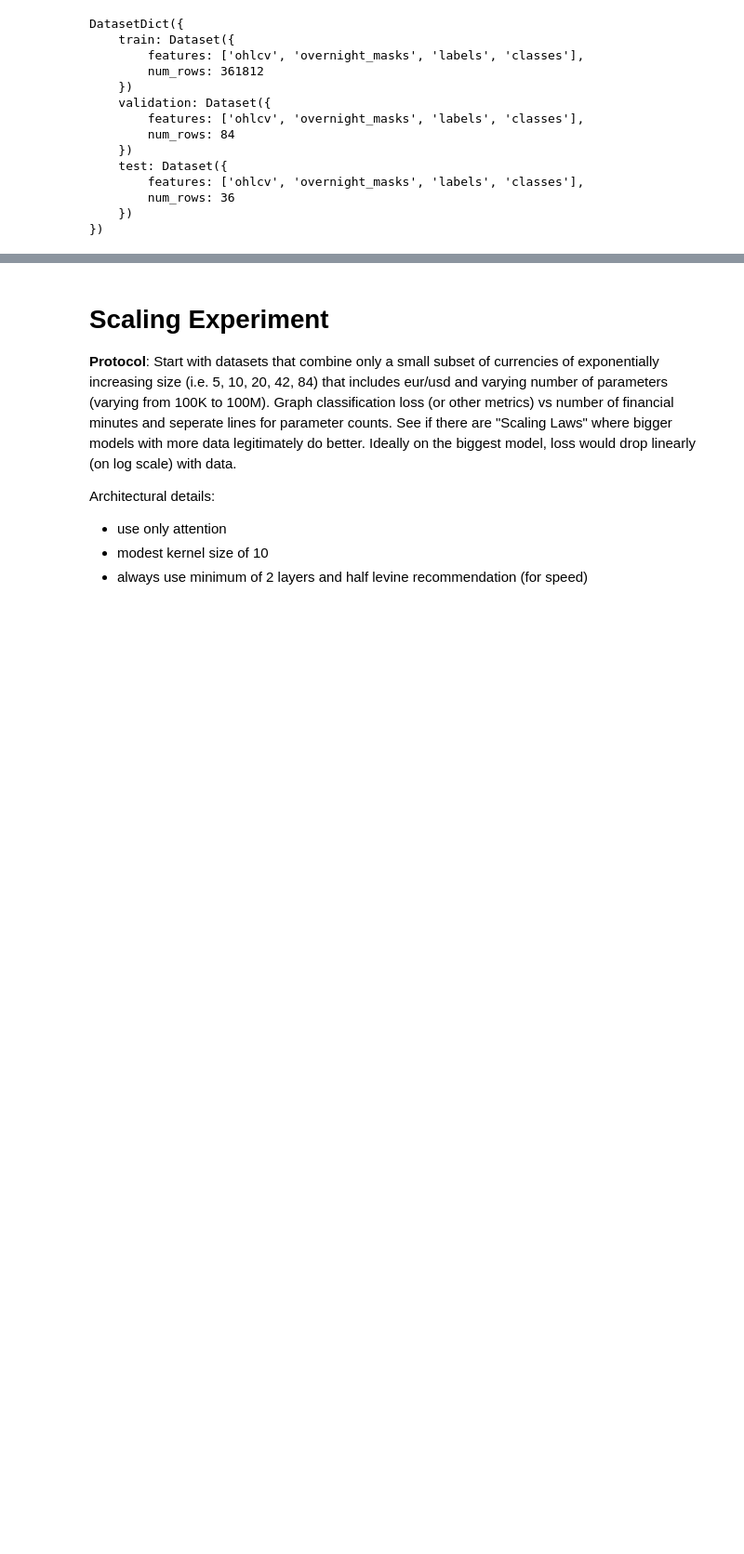
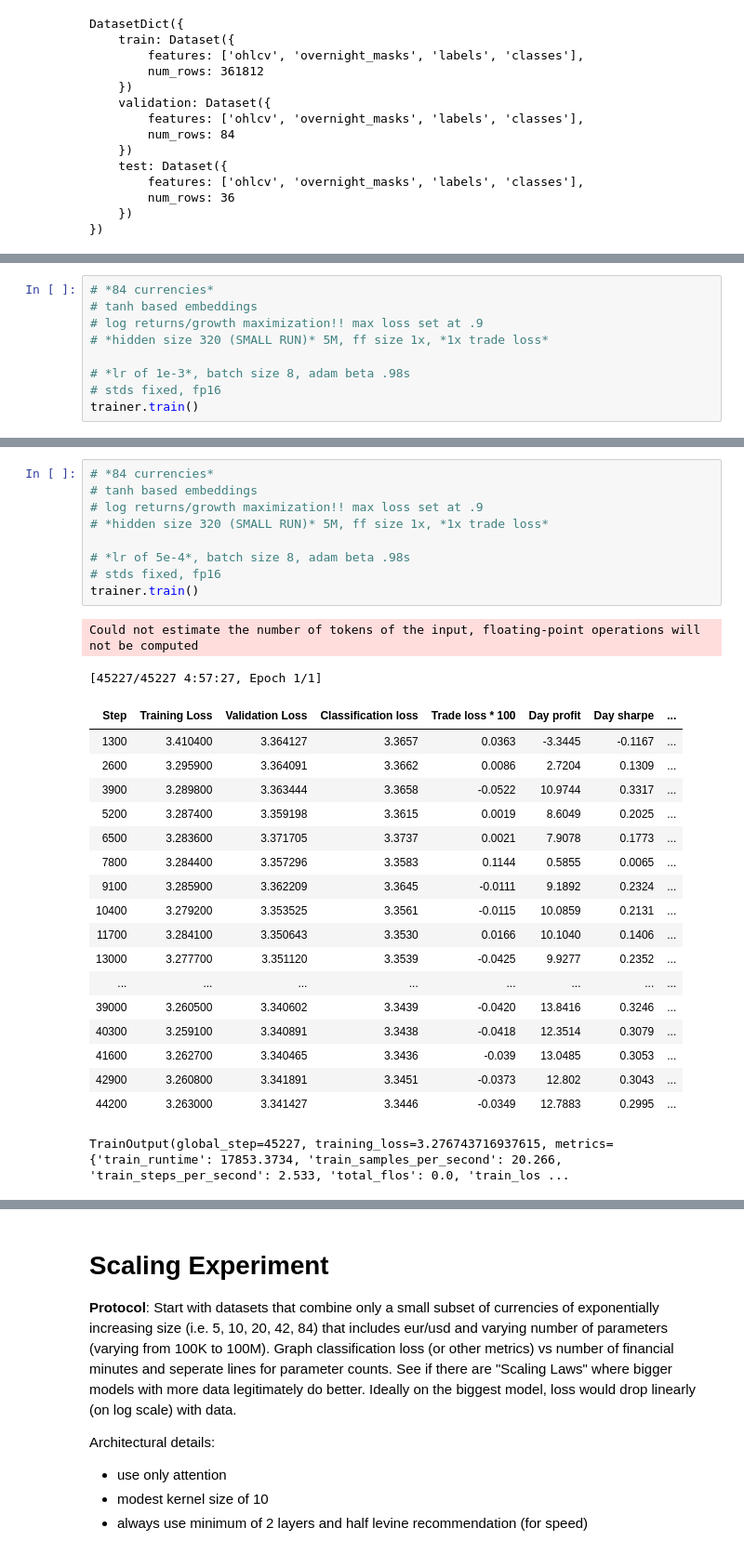
Before and after one commit to mtanghu/Transformer-Trader, a Jupyter notebook: Transformer_Modeling.ipynb, the cells around one changed output, grey strips where cells are left out. Shown at 93% size. Cells and saved outputs as stored; diff of their text form; blank space fills up the shorter version.

```diff
--- a/Transformer_Modeling.ipynb
+++ b/Transformer_Modeling.ipynb
@@ -139,0 +230,9 @@ PARAMETER COUNT: 59019261, with commas 59,019,261
+# %%
+# *84 currencies*
+# tanh based embeddings
+# log returns/growth maximization!! max loss set at .9
+# *hidden size 320 (SMALL RUN)* 5M, ff size 1x, *1x trade loss*
+
+# *lr of 1e-3*, batch size 8, adam beta .98s
+# stds fixed, fp16
+trainer.train()
@@ -140,3 +252,33 @@ PARAMETER COUNT: 59019261, with commas 59,019,261
+# %%
+# *84 currencies*
+# tanh based embeddings
+# log returns/growth maximization!! max loss set at .9
+# *hidden size 320 (SMALL RUN)* 5M, ff size 1x, *1x trade loss*
+
+# *lr of 5e-4*, batch size 8, adam beta .98s
+# stds fixed, fp16
+trainer.train()
+# %% [output]
+Could not estimate the number of tokens of the input, floating-point operations will not be computed
+[45227/45227 4:57:27, Epoch 1/1]
+| Step | Training Loss | Validation Loss | Classification loss | Trade loss * 100 | Day profit | Day sharpe | ... |
+| 1300 | 3.410400 | 3.364127 | 3.3657 | 0.0363 | -3.3445 | -0.1167 | ... |
+| 2600 | 3.295900 | 3.364091 | 3.3662 | 0.0086 | 2.7204 | 0.1309 | ... |
+| 3900 | 3.289800 | 3.363444 | 3.3658 | -0.0522 | 10.9744 | 0.3317 | ... |
+| 5200 | 3.287400 | 3.359198 | 3.3615 | 0.0019 | 8.6049 | 0.2025 | ... |
+| 6500 | 3.283600 | 3.371705 | 3.3737 | 0.0021 | 7.9078 | 0.1773 | ... |
+| 7800 | 3.284400 | 3.357296 | 3.3583 | 0.1144 | 0.5855 | 0.0065 | ... |
+| 9100 | 3.285900 | 3.362209 | 3.3645 | -0.0111 | 9.1892 | 0.2324 | ... |
+| 10400 | 3.279200 | 3.353525 | 3.3561 | -0.0115 | 10.0859 | 0.2131 | ... |
+| 11700 | 3.284100 | 3.350643 | 3.3530 | 0.0166 | 10.1040 | 0.1406 | ... |
+| 13000 | 3.277700 | 3.351120 | 3.3539 | -0.0425 | 9.9277 | 0.2352 | ... |
+| ... | ... | ... | ... | ... | ... | ... | ... |
+| 39000 | 3.260500 | 3.340602 | 3.3439 | -0.0420 | 13.8416 | 0.3246 | ... |
+| 40300 | 3.259100 | 3.340891 | 3.3438 | -0.0418 | 12.3514 | 0.3079 | ... |
+| 41600 | 3.262700 | 3.340465 | 3.3436 | -0.039 | 13.0485 | 0.3053 | ... |
+| 42900 | 3.260800 | 3.341891 | 3.3451 | -0.0373 | 12.802 | 0.3043 | ... |
+| 44200 | 3.263000 | 3.341427 | 3.3446 | -0.0349 | 12.7883 | 0.2995 | ... |
+TrainOutput(global_step=45227, training_loss=3.276743716937615, metrics={'train_runtime': 17853.3734, 'train_samples_per_second': 20.266, 'train_steps_per_second': 2.533, 'total_flos': 0.0, 'train_los ...
 # %% [markdown]
 Noticing a lot of overtraining (likely due to correlations between currency pairs -- which is about the same as multi epoch training). May try simply applying weight decay of .1 and dropout of .1
 
```
Also changed, not shown: parts of 10 cells of this notebook, 1 other file.
